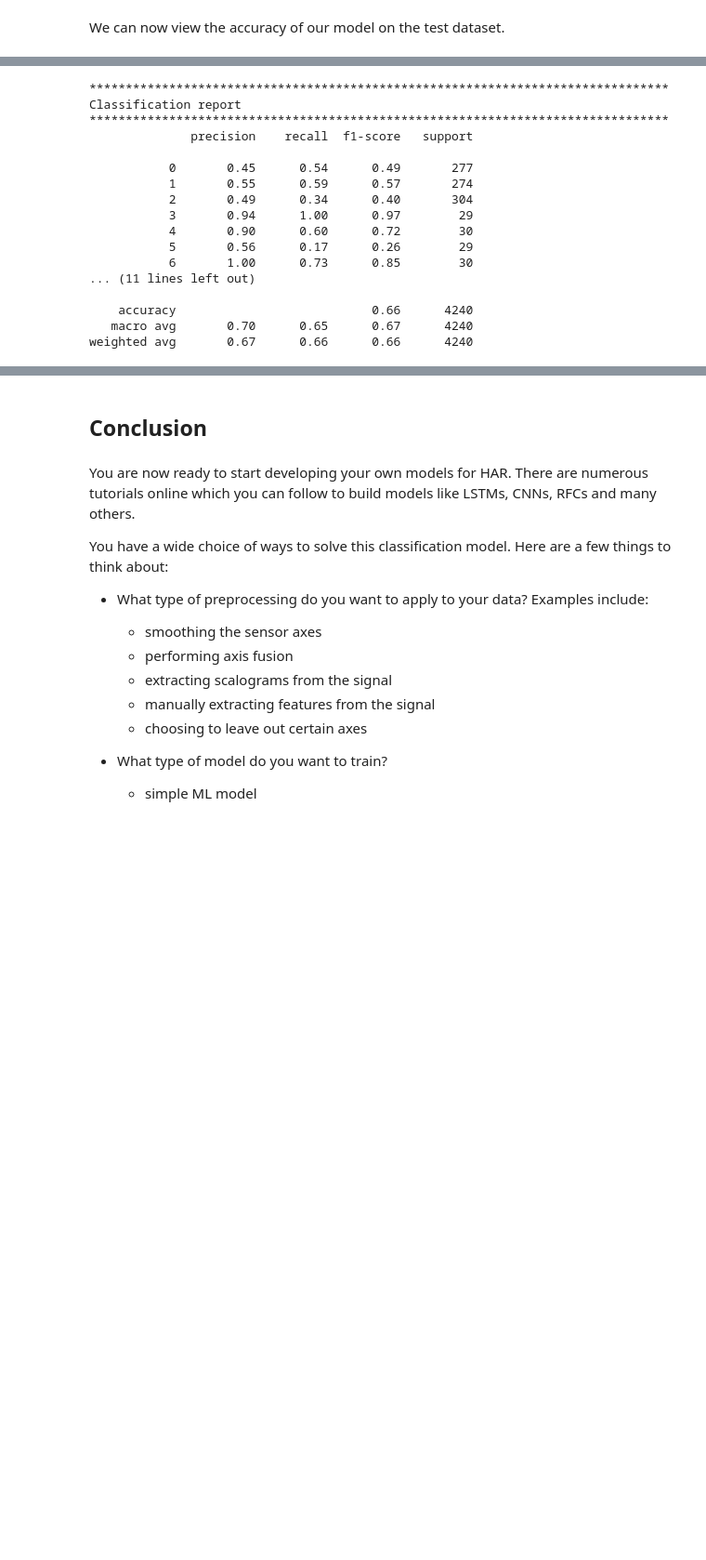
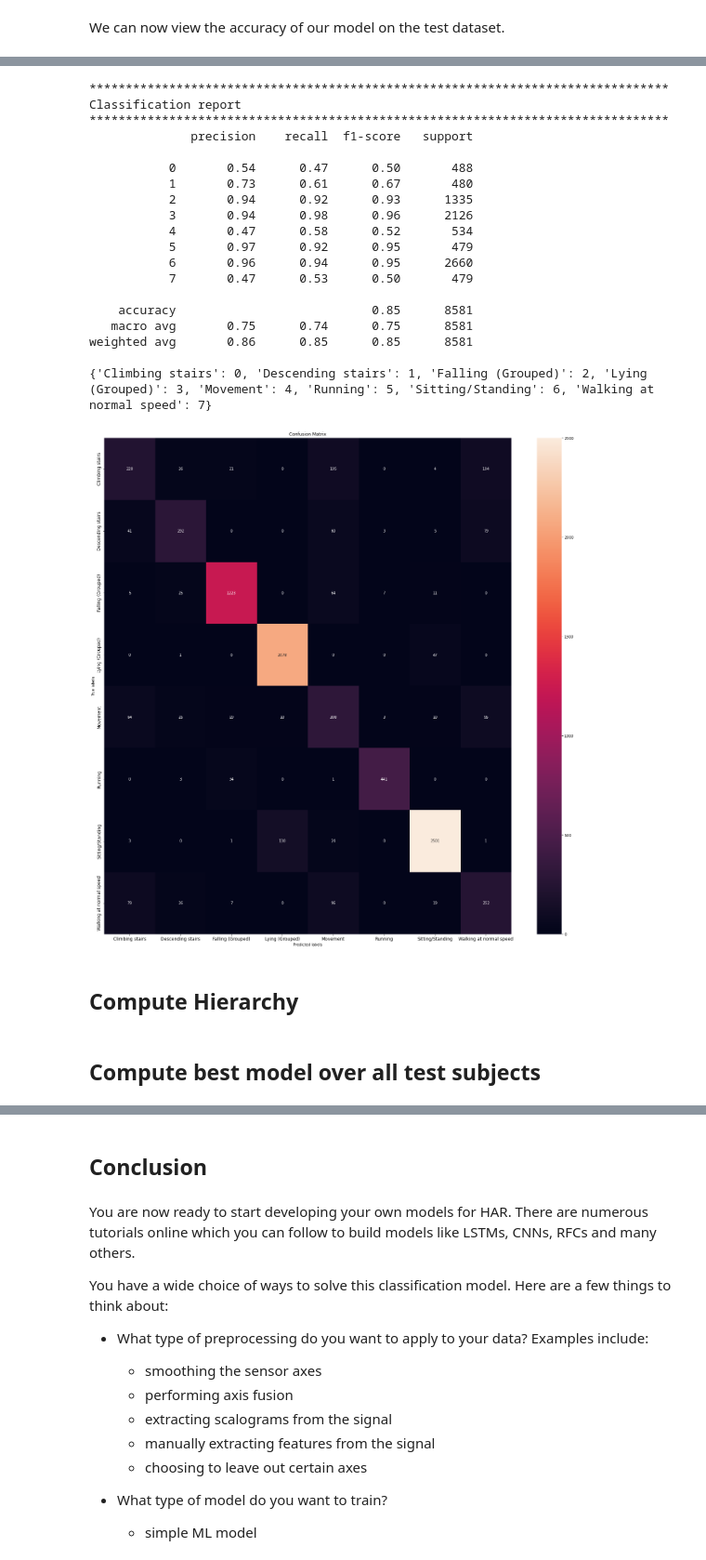
Before and after one commit to wassim2u/PDIOT-cw3, a Jupyter notebook: ML/model_builder.ipynb, the cells around one changed output, grey strips where cells are left out. Shown: that part at 93% size. Drawn from its saved outputs; the diff is of its cells as text; code cells hidden in the pictures; blank space fills up the shorter version.

```diff
--- a/ML/model_builder.ipynb
+++ b/ML/model_builder.ipynb
@@ -565,0 +1011,6 @@ KeyboardInterrupt:
+# %%
+# #Convert categorical variable (labels) into dummy/indicator variables (one-hot encoding)
+X_train, y_train, X_test, y_test = convert_values_to_numpy_array(X_train_regenerated, y_train_regenerated, X_test_regenerated, y_test_regenerated)
+
+# X_train = X_train.reshape((X_train.shape[0], 1, window_size, n_features))
+# X_test = X_test.reshape((X_test.shape[0], 1, window_size, n_features))
@@ -565,0 +1022,28 @@ KeyboardInterrupt:
+# %%
+print(f"Testing on subject id: {X_test_df.subject_id.unique()} ")
+
+
+model = define_CNN_model(filters,kernel_size,window_size,n_features, n_classes)
+# model = define_LSTM_model(window_size,n_features)
+# model = define_CNN_model_2(filters,kernel_size,window_size,n_features, n_classes)
+# model = define_CNN_LSTM_approach()
+# model = define_Bidirectional_LSTM_model(window_size,n_features)
+# model = define_simple_LSTM_model(window_size,n_features)
+
+callback = tf.keras.callbacks.EarlyStopping(monitor='loss', patience=10)
+
+
+model.compile(
+  optimizer = optimizers.Adam(learning_rate=0.0005),
+      loss="categorical_crossentropy",
+metrics = ['accuracy'])
+
+
+
+history = model.fit(X_train, y_train,
+    batch_size=64, epochs=100, callbacks=[callback],
+    validation_data=(X_test, y_test),
+    )
+
+
+#
@@ -578,21 +1192,41 @@ print("*" * 80)
 print("Classification report")
 print("*" * 80)
 print(classification_report(y_true_labels, y_pred_labels))
+print(class_labels)
 # %% [output]
 ********************************************************************************
 Classification report
 ********************************************************************************
               precision    recall  f1-score   support
 
-           0       0.45      0.54      0.49       277
-           1       0.55      0.59      0.57       274
-           2       0.49      0.34      0.40       304
-           3       0.94      1.00      0.97        29
-           4       0.90      0.60      0.72        30
-           5       0.56      0.17      0.26        29
-           6       1.00      0.73      0.85        30
-... (11 lines left out)
+           0       0.54      0.47      0.50       488
+           1       0.73      0.61      0.67       480
+           2       0.94      0.92      0.93      1335
+           3       0.94      0.98      0.96      2126
+           4       0.47      0.58      0.52       534
+           5       0.97      0.92      0.95       479
+           6       0.96      0.94      0.95      2660
+           7       0.47      0.53      0.50       479
 
-    accuracy                           0.66      4240
-   macro avg       0.70      0.65      0.67      4240
-weighted avg       0.67      0.66      0.66      4240
+    accuracy                           0.85      8581
+   macro avg       0.75      0.74      0.75      8581
+weighted avg       0.86      0.85      0.85      8581
+
+{'Climbing stairs': 0, 'Descending stairs': 1, 'Falling (Grouped)': 2, 'Lying (Grouped)': 3, 'Movement': 4, 'Running': 5, 'Sitting/Standing': 6, 'Walking at normal speed': 7}
+# %%
+cm = confusion_matrix(y_true_labels,y_pred_labels)
+fig, ax= plt.subplots(figsize=(25, 25))
+# sns.set(font_scale=1.2)
+sns.heatmap(cm, annot=True, fmt='g', ax=ax);  #annot=True to annotate cells, ftm='g' to disable scientific notation
+
+# labels, title and ticks
+ax.tick_params(axis='both', which='major', labelsize=12)  # Adjust to fit
+ax.set_xlabel('Predicted labels');ax.set_ylabel('True labels');
+ax.set_title('Confusion Matrix');
+ax.xaxis.set_ticklabels(class_labels); ax.yaxis.set_ticklabels(class_labels);
+# %% [output]
+[figure, added]
+# %% [markdown]
+## Compute Hierarchy
+# %% [markdown]
+## Compute best model over all test subjects
```
Also changed, not shown: parts of 83 cells of this notebook.
